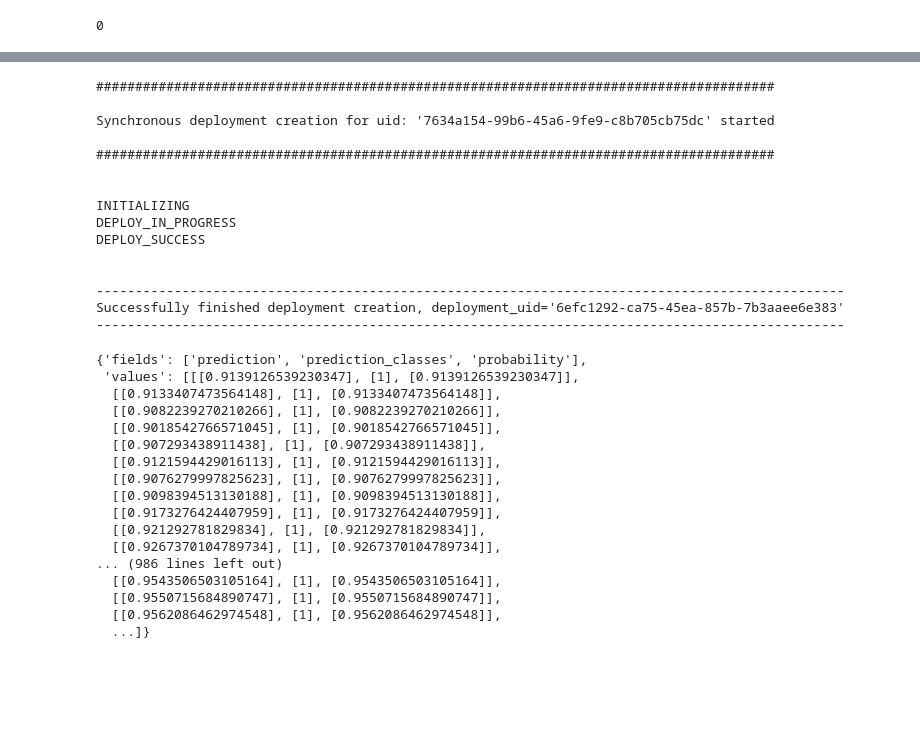
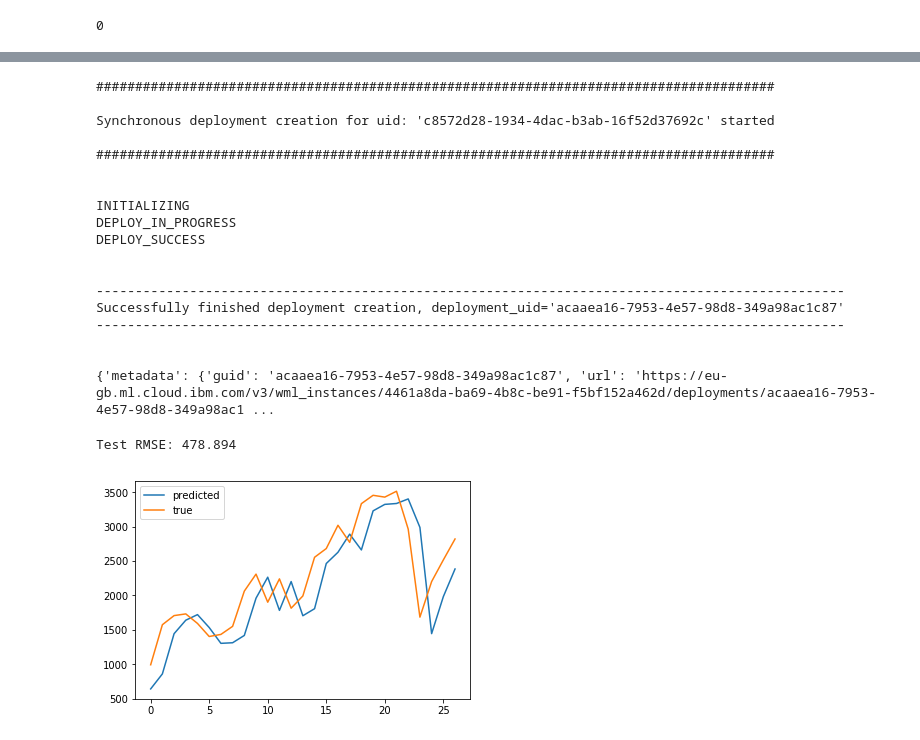
Before and after one commit to SmartPracticeschool/SBSPS-Challenge-1678-WindBOT, a Jupyter notebook: Final_Model/WindBot.ipynb, the cells around one changed output, grey strips where cells are left out. Drawn from its saved outputs; the diff is of its cells as text; code cells hidden in the pictures; blank space fills up the shorter version.

```diff
--- a/Final_Model/WindBot.ipynb
+++ b/Final_Model/WindBot.ipynb
@@ -250,10 +246,13 @@ print(model_details)
 # %%
-model_id = model_details["metadata"]["guid"]
+#DEPLOYING MODEL
+#model_id = model_details["metadata"]["guid"]
+model_id='c8572d28-1934-4dac-b3ab-16f52d37692c'
 deployment_details = client.deployments.create( artifact_uid=model_id, name="WindBot" )
+print(deployment_details)
 # %% [output]
 #######################################################################################
 
-Synchronous deployment creation for uid: '7634a154-99b6-45a6-9fe9-c8b705cb75dc' started
+Synchronous deployment creation for uid: 'c8572d28-1934-4dac-b3ab-16f52d37692c' started
 
 #######################################################################################
 
@@ -264,18 +263,27 @@ DEPLOY_SUCCESS
 
 
 ------------------------------------------------------------------------------------------------
-Successfully finished deployment creation, deployment_uid='6efc1292-ca75-45ea-857b-7b3aaee6e383'
+Successfully finished deployment creation, deployment_uid='acaaea16-7953-4e57-98d8-349a98ac1c87'
 ------------------------------------------------------------------------------------------------
+
+
+{'metadata': {'guid': 'acaaea16-7953-4e57-98d8-349a98ac1c87', 'url': 'https://eu-gb.ml.cloud.ibm.com/v3/wml_instances/4461a8da-ba69-4b8c-be91-f5bf152a462d/deployments/acaaea16-7953-4e57-98d8-349a98ac1 ...
+# %%
+#Getting result from deployed model
+test_X=test_C
+deployment_details={'metadata': {'guid': 'acaaea16-7953-4e57-98d8-349a98ac1c87', 'url': 'https://eu-gb.ml.cloud.ibm.com/v3/wml_instances/4461a8da-ba69-4b8c-be91-f5bf152a462d/deployments/acaaea16-7953-4e57-98d8-349a98ac1c87', 'created_at': '2020-06-18T08:10:49.531Z', 'modified_at': '2020-06-18T08:10:49.843Z'}, 'entity': {'runtime_environment': 'None Provided', 'name': 'WindBot', 'scoring_url': 'https://eu-gb.ml.cloud.ibm.com/v3/wml_instances/4461a8da-ba69-4b8c-be91-f5bf152a462d/deployments/acaaea16-7953-4e57-98d8-349a98ac1c87/online', 'deployable_asset': {'name': 'WindBot', 'url': 'https://eu-gb.ml.cloud.ibm.com/v3/wml_instances/4461a8da-ba69-4b8c-be91-f5bf152a462d/published_models/c8572d28-1934-4dac-b3ab-16f52d37692c', 'guid': 'c8572d28-1934-4dac-b3ab-16f52d37692c', 'created_at': '2020-06-18T08:10:49.509Z', 'type': 'model'}, 'description': 'Description of deployment', 'status_details': {'status': 'DEPLOY_SUCCESS'}, 'model_type': 'tensorflow-1.15', 'status': 'DEPLOY_SUCCESS', 'type': 'online', 'deployed_version': {'url': 'https://eu-gb.ml.cloud.ibm.com/v3/ml_assets/models/c8572d28-1934-4dac-b3ab-16f52d37692c/versions/79ae5d08-8a18-4940-af0c-7ee809059a56', 'guid': '79ae5d08-8a18-4940-af0c-7ee809059a56'}}}
+model_endpoint_url = client.deployments.get_scoring_url( deployment_details )
+payload = { "values" : test_X.tolist() }
+data=client.deployments.score( model_endpoint_url, payload )
 # %%
-test_C=test_X
-test_X=test_C
-model_endpoint_url = client.deployments.get_scoring_url( deployment_details )
-payload = { "values" : test_X.tolist() }
-client.deployments.score( model_endpoint_url, payload )
+#print(data['values'])
 
-yhat=
+yhat=[]
+
+for i in data['values']:
+    yhat.append(i[0])
+
 test_X = test_X.reshape((test_X.shape[0], n_hours*n_features))
-
 # invert scaling for forecast
 inv_yhat = concatenate((yhat, test_X[:, -(n_features-1):]), axis=1)
 inv_yhat = scaler.inverse_transform(inv_yhat)
@@ -293,26 +301,12 @@ inv_y = inv_y[:,0]
 rmse = sqrt(mean_squared_error(inv_y, inv_yhat))
 print('Test RMSE: %.3f' % rmse)
 # %% [output]
-{'fields': ['prediction', 'prediction_classes', 'probability'],
- 'values': [[[0.9139126539230347], [1], [0.9139126539230347]],
-  [[0.9133407473564148], [1], [0.9133407473564148]],
-  [[0.9082239270210266], [1], [0.9082239270210266]],
-  [[0.9018542766571045], [1], [0.9018542766571045]],
-  [[0.907293438911438], [1], [0.907293438911438]],
-  [[0.9121594429016113], [1], [0.9121594429016113]],
-  [[0.9076279997825623], [1], [0.9076279997825623]],
-  [[0.9098394513130188], [1], [0.9098394513130188]],
-  [[0.9173276424407959], [1], [0.9173276424407959]],
-  [[0.921292781829834], [1], [0.921292781829834]],
-  [[0.9267370104789734], [1], [0.9267370104789734]],
-... (986 lines left out)
-  [[0.9543506503105164], [1], [0.9543506503105164]],
-  [[0.9550715684890747], [1], [0.9550715684890747]],
-  [[0.9562086462974548], [1], [0.9562086462974548]],
-  ...]}
+Test RMSE: 478.894
 # %%
 # plot history
-pyplot.plot(inv_yhat[0:100], label='predicted')
-pyplot.plot(inv_y[0:100], label='true')
+pyplot.plot(inv_yhat, label='predicted')
+pyplot.plot(inv_y, label='true')
 pyplot.legend()
 pyplot.show()
+# %% [output]
+[figure, added]
```
Also changed, not shown: parts of 10 cells of this notebook, 1 other file.
